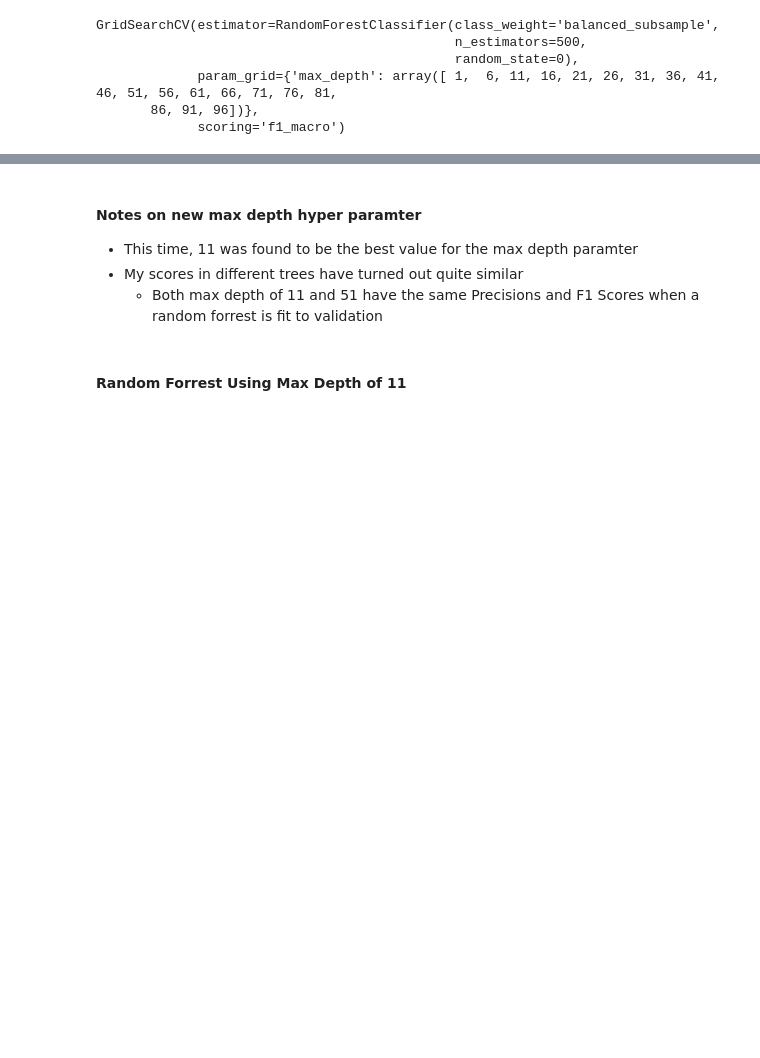
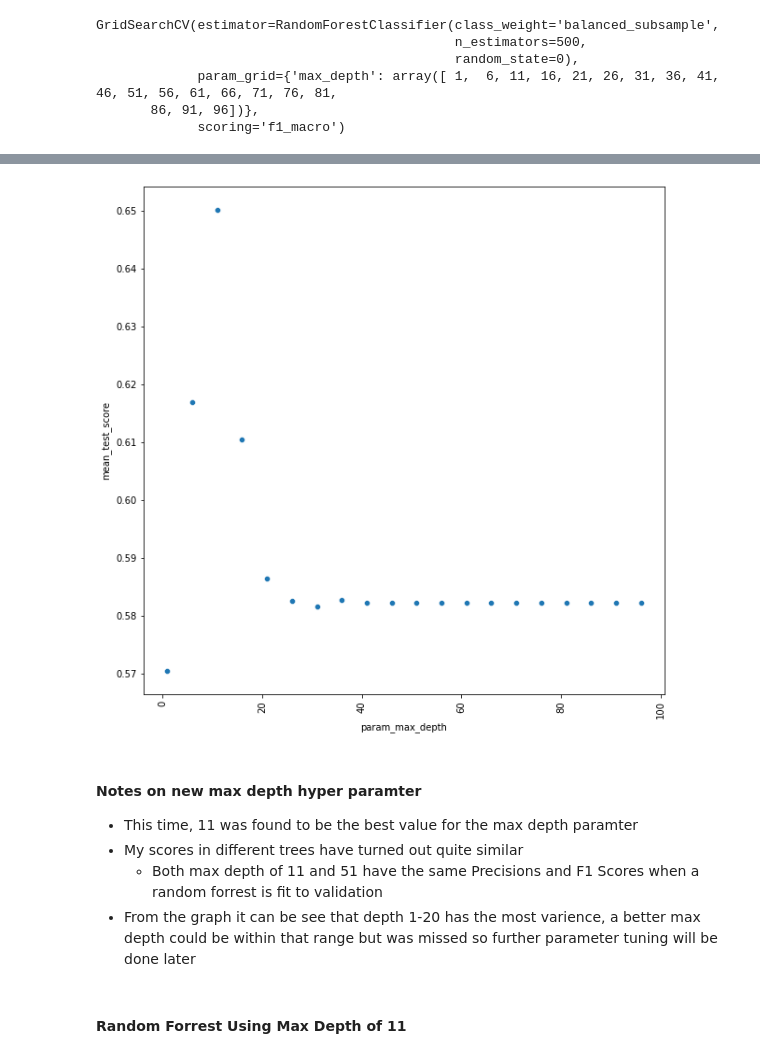
Before and after one commit to s3716853/ML-Assignment-01, a Jupyter notebook: Assignment1/ml-assignment-01.ipynb, the cells around one changed output, grey strips where cells are left out. Cells and saved outputs as stored; diff of their text form; code cells hidden in the pictures; blank space fills up the shorter version.

```diff
--- a/Assignment1/ml-assignment-01.ipynb
+++ b/Assignment1/ml-assignment-01.ipynb
@@ -983,8 +996,13 @@ Validation precison score: 0.708
+# %%
+graph_max_depth_values(Gridclf2.cv_results_, "param_max_depth", "mean_test_score")
+# %% [output]
+[figure, added]
 # %% [markdown]
 #### Notes on new max depth hyper paramter
 - This time, 11 was found to be the best value for the max depth paramter
 - My scores in different trees have turned out quite similar
     - Both max depth of 11 and 51 have the same Precisions and F1 Scores when a random forrest is fit to validation
+- From the graph it can be see that depth 1-20 has the most varience, a better max depth could be within that range but was missed so further parameter tuning will be done later
 # %% [markdown]
 #### Random Forrest Using Max Depth of 11
 # %% [markdown]
```
Also changed, not shown: parts of 36 cells of this notebook.
